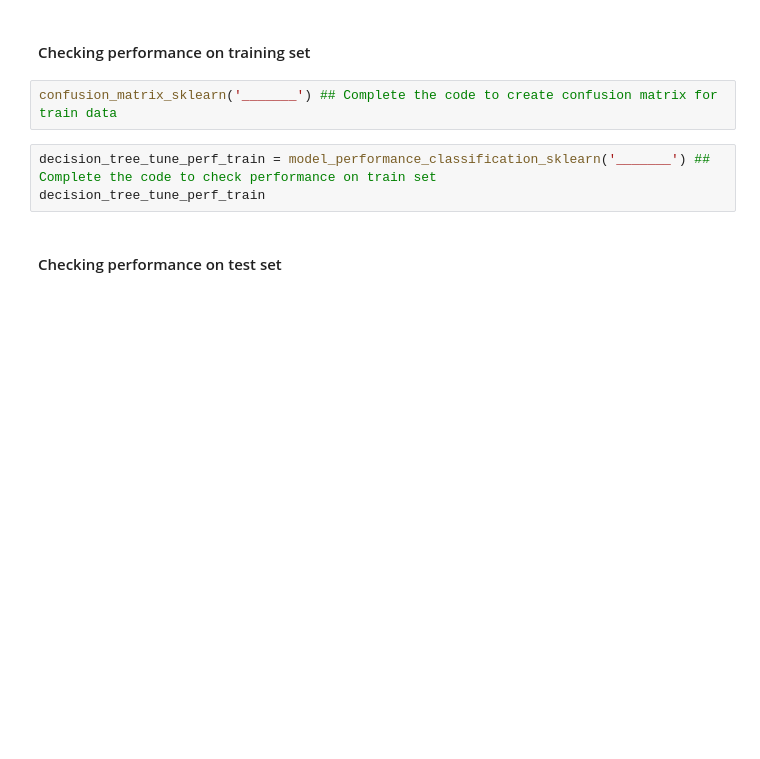
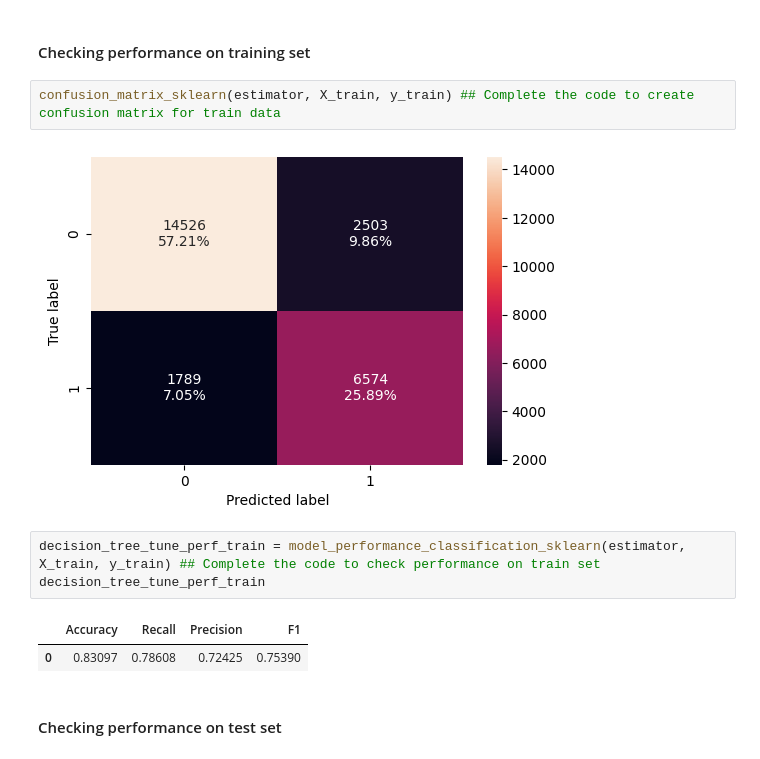
Before and after one commit to erika024/data-science, a Jupyter notebook: Copy_of_Project_SLC_DSBA_INNHotels_LowCode_V3_1.ipynb, the cells around one changed output. Drawn from its saved outputs; the diff is of its cells as text; blank space fills up the shorter version.

```diff
--- a/Copy_of_Project_SLC_DSBA_INNHotels_LowCode_V3_1.ipynb
+++ b/Copy_of_Project_SLC_DSBA_INNHotels_LowCode_V3_1.ipynb
@@ -1296,10 +1306,15 @@ estimator.fit(X_train, y_train)
 # %% [markdown]
 #### Checking performance on training set
 # %%
-confusion_matrix_sklearn('_______') ## Complete the code to create confusion matrix for train data
+confusion_matrix_sklearn(estimator, X_train, y_train) ## Complete the code to create confusion matrix for train data
+# %% [output]
+[figure, added]
 # %%
-decision_tree_tune_perf_train = model_performance_classification_sklearn('_______') ## Complete the code to check performance on train set
+decision_tree_tune_perf_train = model_performance_classification_sklearn(estimator, X_train, y_train) ## Complete the code to check performance on train set
 decision_tree_tune_perf_train
+# %% [output]
+|  | Accuracy | Recall | Precision | F1 |
+| 0 | 0.83097 | 0.78608 | 0.72425 | 0.75390 |
 # %% [markdown]
 #### Checking performance on test set
 # %%
```
Also changed, not shown: parts of 12 cells of this notebook.
